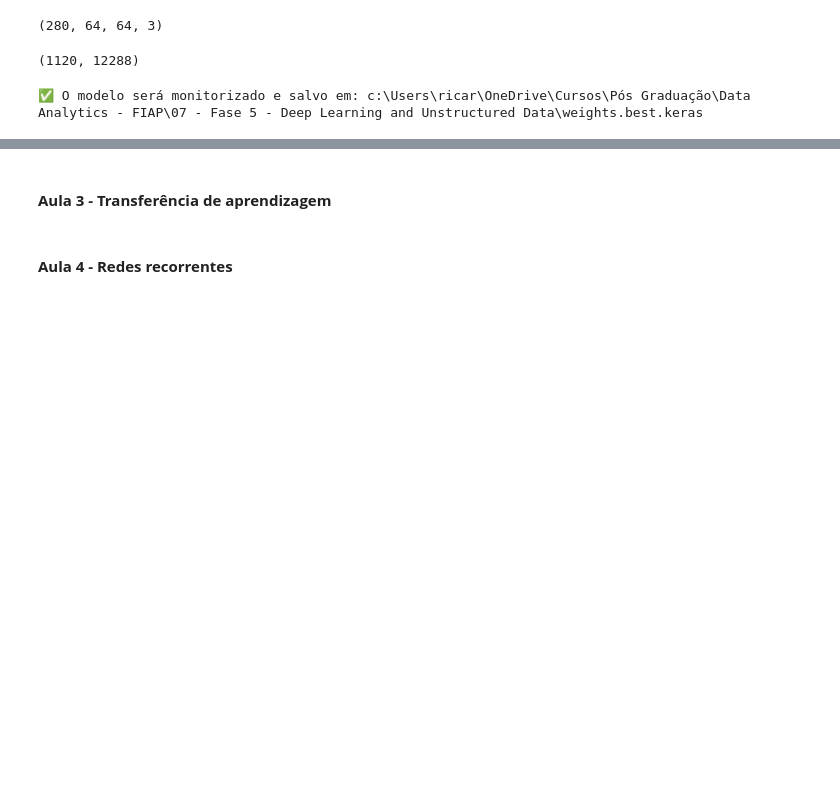
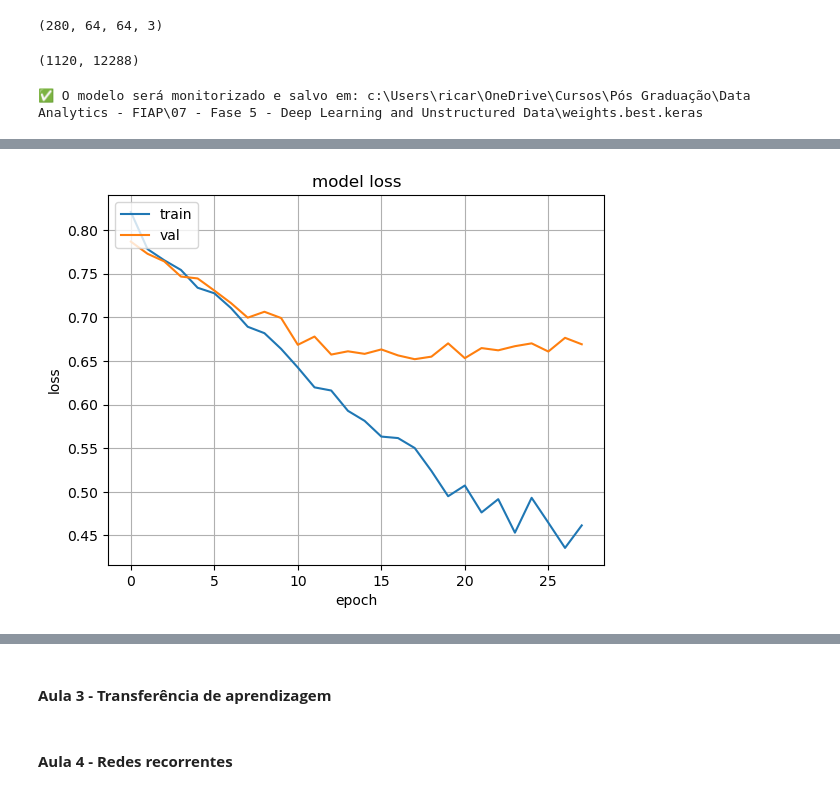
Before and after one commit to RicardViana/fiap-Deep-Learning-and-unstructured-data, a Jupyter notebook: deep_reinforcement_learning.ipynb, the cells around one changed output, grey strips where cells are left out. Cells and saved outputs as stored; diff of their text form; code cells hidden in the pictures; blank space fills up the shorter version.

```diff
--- a/deep_reinforcement_learning.ipynb
+++ b/deep_reinforcement_learning.ipynb
@@ -862,0 +930,3 @@ Uma taxa de aprendizagem baixa pode ser mais precisa, porém pode demorar para e
+# %%
+# Treinando o modelo
+history = model.fit(x_train,y_train_tf, validation_split=0.25, callbacks=[monitor,checkpointer],verbose=1,epochs=45, batch_size=50, shuffle=True)
@@ -862,0 +951,21 @@ Uma taxa de aprendizagem baixa pode ser mais precisa, porém pode demorar para e
+# %%
+'''
+
+Validação do modelo
+
+Existem duas métricas importantes que devemos analisar após executar a rede neural, o valor de erro observado e o valor de acurácia por épocas de processamento.
+Uma boa prática é analisarmos com gráficos de linhas para identificarmos as tendências da performance da rede.
+
+'''
+
+# Validação o erro por épocas
+plt.plot(history.history['loss'])
+plt.plot(history.history['val_loss'])
+plt.title('model loss')
+plt.ylabel('loss')
+plt.xlabel('epoch')
+plt.legend(['train', 'val'], loc='upper left')
+plt.grid(True)
+plt.show()
+# %% [output]
+[figure, added]
```
Also changed, not shown: parts of 25 cells of this notebook.
